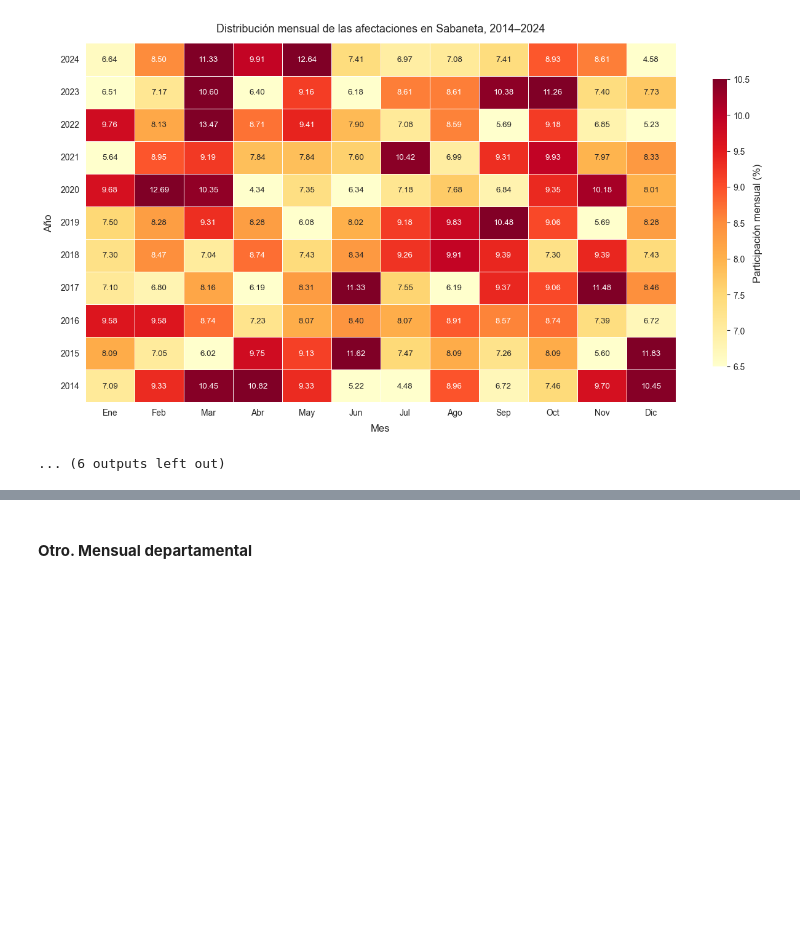
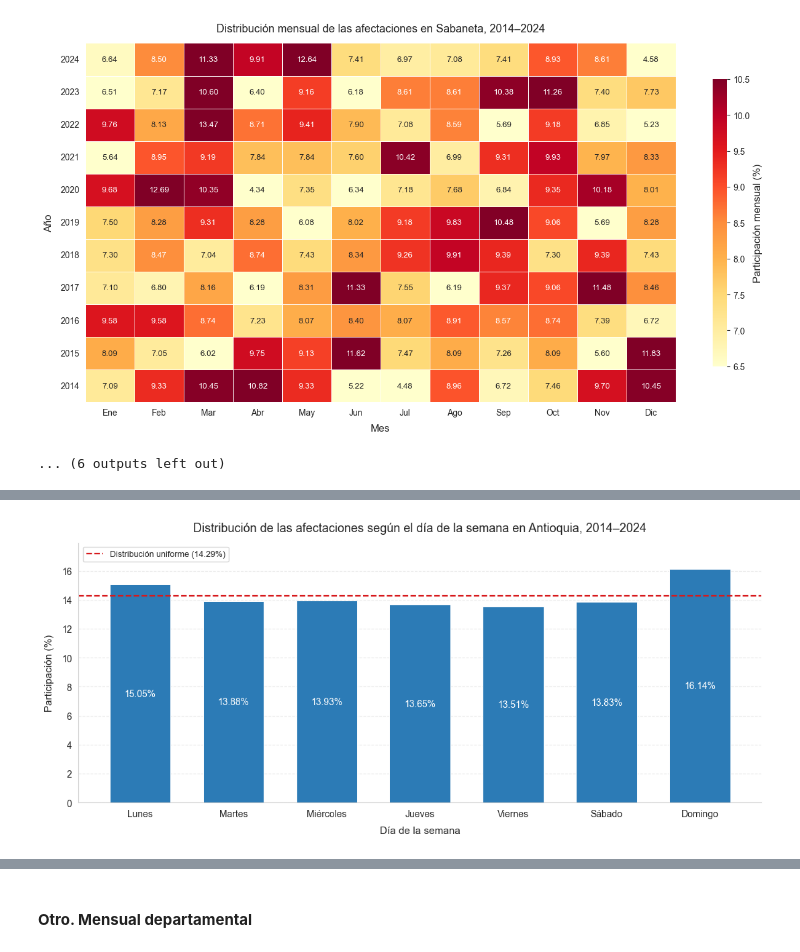
Before and after one commit to SaraBalbin/DW_Analisis_Criminalidad_Colombia, a Jupyter notebook: 05_Analisis_temporal.ipynb, the cells around one changed output, grey strips where cells are left out. Saved outputs shown, nothing was run; the diff lists cells and outputs as text; code cells hidden in the pictures; blank space fills up the shorter version.

Commit message:
Se incorpora dia de la semana al analisis temporal

```diff
--- a/05_Analisis_temporal.ipynb
+++ b/05_Analisis_temporal.ipynb
@@ -1088,0 +1121,100 @@ Generando gráfico de: Sabaneta
+# %%
+import pandas as pd
+import matplotlib.pyplot as plt
+import seaborn as sns
+
+# ==========================================================
+# PREPARACIÓN DE DATOS
+# ==========================================================
+
+df_plot = df_dia.copy()
+
+# Corrección de codificación
+df_plot["nombre_dia"] = df_plot["nombre_dia"].replace({
+    "MiÃ©rcoles": "Miércoles",
+    "SÃ¡bado": "Sábado"
+})
+
+orden_dias = ["Lunes", "Martes", "Miércoles", "Jueves", "Viernes", "Sábado", "Domingo"]
+
+df_plot["nombre_dia"] = pd.Categorical(
+    df_plot["nombre_dia"],
+    categories=orden_dias,
+    ordered=True
+)
+
+df_plot = df_plot.sort_values("nombre_dia")
+
+# Valor de distribución uniforme
+uniforme = 100 / 7
+
+# ==========================================================
+# GRÁFICA
+# ==========================================================
+
+sns.set_style("whitegrid")
+plt.rcParams.update({
+    "font.size": 11,
+    "axes.titlesize": 13,
+    "axes.labelsize": 11
+})
+
+fig, ax = plt.subplots(figsize=(11, 5))
+
+# Barras del mismo color
+barras = ax.bar(
+    df_plot["nombre_dia"],
+    df_plot["participacion_dia"],
+    width=0.65,
+    color="#2c7bb6",
+    edgecolor="white",
+    linewidth=0.7
+)
+
+# Etiquetas DENTRO de las barras (blancas)
+for barra, valor in zip(barras, df_plot["participacion_dia"]):
+    ax.text(
+        barra.get_x() + barra.get_width() / 2,
+        barra.get_height() / 2,
+        f"{valor:.2f}%",
+        ha="center",
+        va="center",
+        fontsize=10,
+        fontweight="medium",
+        color="white"
+    )
+
+# Línea de distribución uniforme
+ax.axhline(
+    y=uniforme,
+    color="#d7191c",
+    linestyle="--",
+    linewidth=1.6,
+    label=f"Distribución uniforme ({uniforme:.2f}%)"
+)
+
+# Títulos y ejes
+ax.set_title(
+    "Distribución de las afectaciones según el día de la semana en Antioquia, 2014–2024",
+    pad=12
+)
+
+ax.set_xlabel("Día de la semana", labelpad=8)
+ax.set_ylabel("Participación (%)", labelpad=8)
+
+ax.set_ylim(0, df_plot["participacion_dia"].max() + 1.8)
+
+# Grilla solo horizontal
+ax.grid(axis="y", linestyle="--", alpha=0.4)
+ax.grid(axis="x", visible=False)
+
+# Leyenda
+ax.legend(loc="upper left", frameon=True)
+
+# Eliminar bordes superiores y derechos
+sns.despine(ax=ax, top=True, right=True)
+
+plt.tight_layout()
+plt.show()
+# %% [output]
+[figure, added]
```
Also changed, not shown: parts of 7 cells of this notebook.
